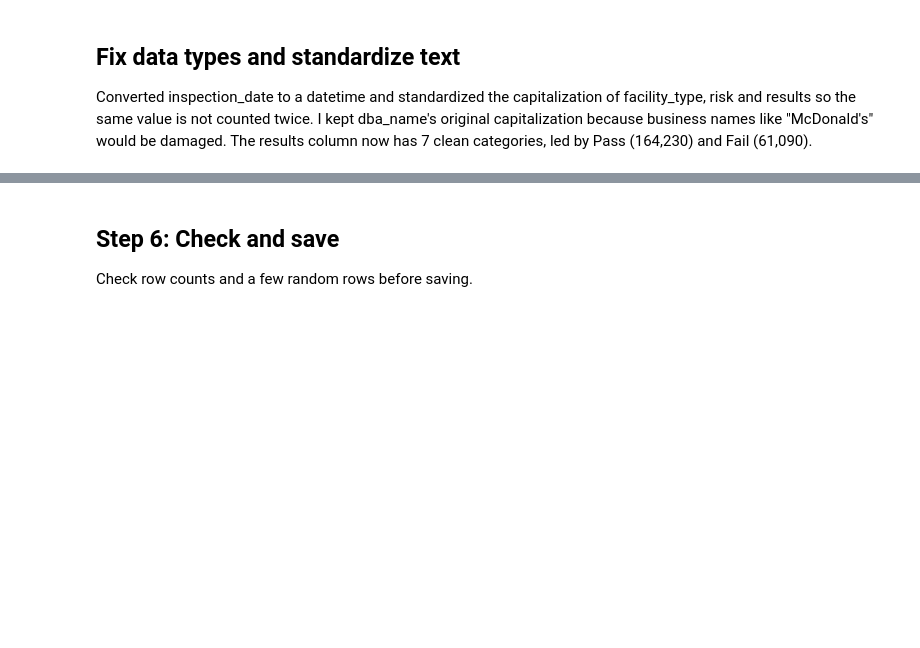
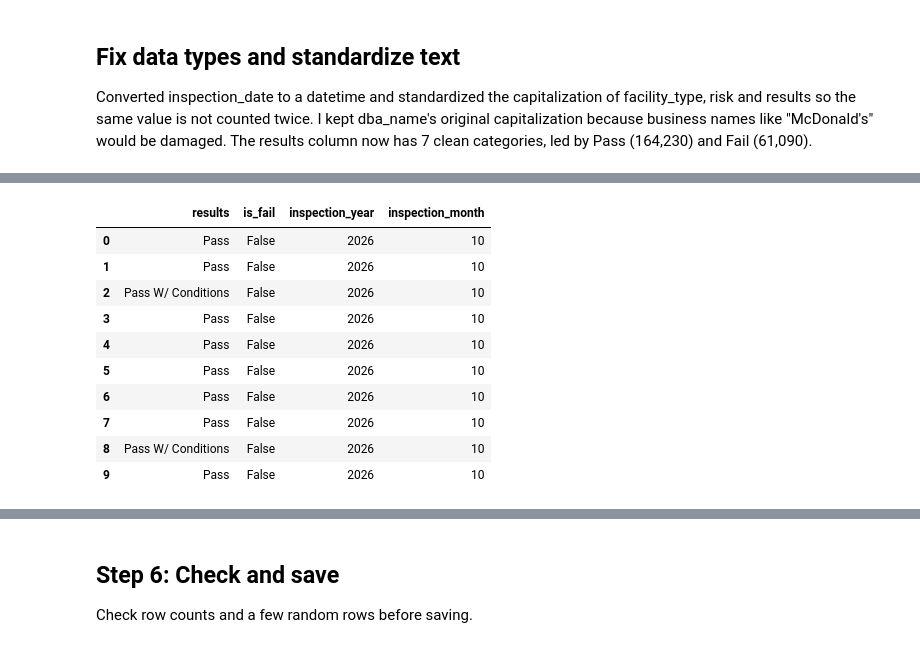
Before and after one commit to sravanthichampatruni/food-inspections-analysis, a Jupyter notebook: notebooks/01_cleaning.ipynb, the cells around one changed output, grey strips where cells are left out. Cells and saved outputs as stored; diff of their text form; code cells hidden in the pictures; blank space fills up the shorter version.

```diff
--- a/notebooks/01_cleaning.ipynb
+++ b/notebooks/01_cleaning.ipynb
@@ -130,5 +166,17 @@ Decide what counts as a fail. Here only the result 'Fail' does; write down your
 # %%
 df["is_fail"] = df["results"].eq("Fail")
 df["inspection_year"] = df["inspection_date"].dt.year
 df["inspection_month"] = df["inspection_date"].dt.month
-df[["results", "is_fail", "inspection_year"]].head()
+df[["results", "is_fail", "inspection_year", "inspection_month"]].head(10)
+# %% [output]
+|  | results | is_fail | inspection_year | inspection_month |
+| 0 | Pass | False | 2026 | 10 |
+| 1 | Pass | False | 2026 | 10 |
+| 2 | Pass W/ Conditions | False | 2026 | 10 |
+| 3 | Pass | False | 2026 | 10 |
+| 4 | Pass | False | 2026 | 10 |
+| 5 | Pass | False | 2026 | 10 |
+| 6 | Pass | False | 2026 | 10 |
+| 7 | Pass | False | 2026 | 10 |
+| 8 | Pass W/ Conditions | False | 2026 | 10 |
+| 9 | Pass | False | 2026 | 10 |
```
Also changed, not shown: parts of 27 cells of this notebook, 1 other file.
